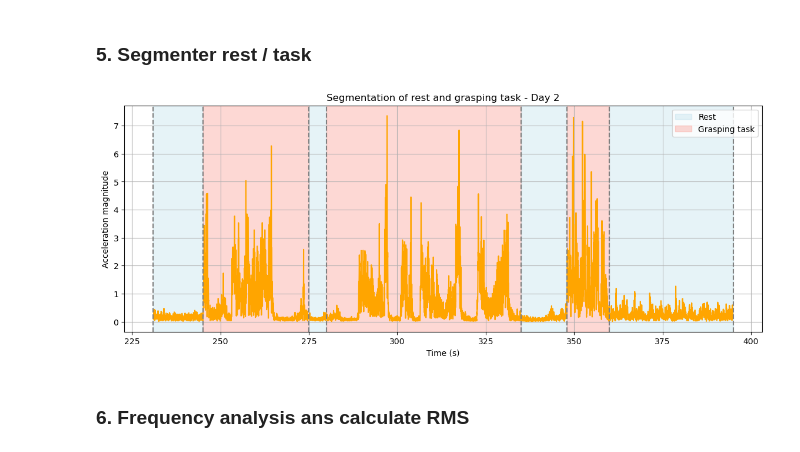
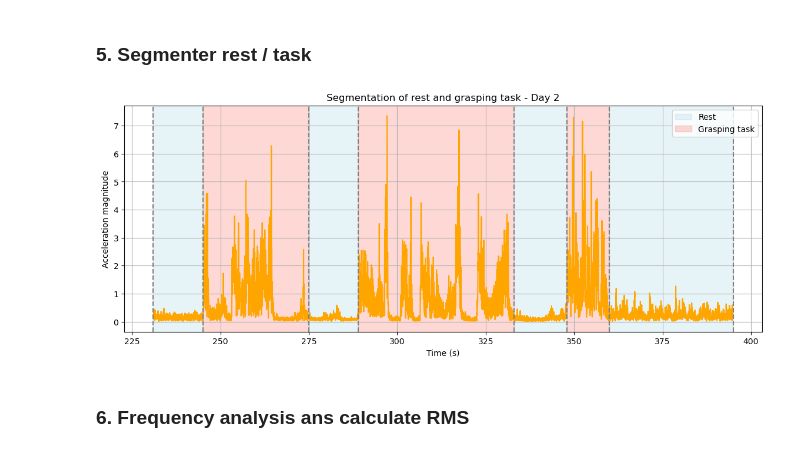
Before and after one commit to zemmahisofi-byte/Projet_R_Python, a Jupyter notebook: Projet_python/main.ipynb, the cells around one changed output. Drawn from its saved outputs; the diff is of its cells as text; code cells hidden in the pictures.

```diff
--- a/Projet_python/main.ipynb
+++ b/Projet_python/main.ipynb
@@ -702,12 +704,12 @@ task1_start_d2 = 245
 task1_end_d2 = 275
 
 rest2_start_d2 = 275
-rest2_end_d2 = 280
+rest2_end_d2 = 289
 
-task2_start_d2 = 280
-task2_end_d2 = 335
+task2_start_d2 = 289
+task2_end_d2 = 333
 
-rest3_start_d2 = 335
+rest3_start_d2 = 333
 rest3_end_d2 = 348
 
 task3_start_d2 = 348
@@ -721,34 +723,34 @@ end_total_d2 = 395
 segment_j2 = df_2[(df_2["Time (s)"] >= start_total_d2) & (df_2["Time (s)"] <= end_total_d2)]
 
 plt.figure(figsize=(14,5))
 
 # Plot signal
 plt.plot(segment_j2["Time (s)"], segment_j2["magnitude"], color="orange")
 
 # Background colors
 plt.axvspan(rest1_start_d2, rest1_end_d2, color="lightblue", alpha=0.3, label="Rest")
 plt.axvspan(task1_start_d2, task1_end_d2, color="salmon", alpha=0.3, label="Grasping task")
 plt.axvspan(rest2_start_d2, rest2_end_d2, color="lightblue", alpha=0.3)
 plt.axvspan(task2_start_d2, task2_end_d2, color="salmon", alpha=0.3)
 plt.axvspan(rest3_start_d2, rest3_end_d2, color="lightblue", alpha=0.3)
 plt.axvspan(task3_start_d2, task3_end_d2, color="salmon", alpha=0.3)
 plt.axvspan(rest4_start_d2, rest4_end_d2, color="lightblue", alpha=0.3)
 
 
 # Separation lines
 for x in [start_total_d2, rest1_end_d2, task1_end_d2, rest2_end_d2, task2_end_d2, rest3_end_d2,task3_end_d2,end_total_d2]:
     plt.axvline(x, linestyle="--", color="gray")
 
 # Labels
 plt.xlabel("Time (s)")
 plt.ylabel("Acceleration magnitude")
 plt.title("Segmentation of rest and grasping task - Day 2")
 plt.grid(True)
 plt.legend()
 
 plt.show()
 # %% [output]
-[figure, old version]
+[figure, new version]
 # %% [markdown]
 ### 6. Frequency analysis ans calculate RMS
 # %% [markdown]
```
Also changed, not shown: parts of 35 cells of this notebook, 1 other file.
